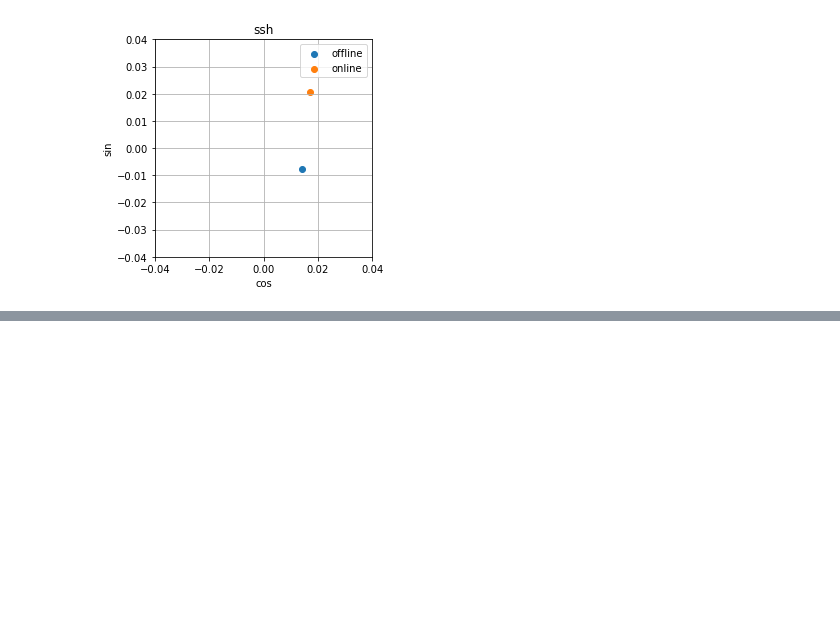
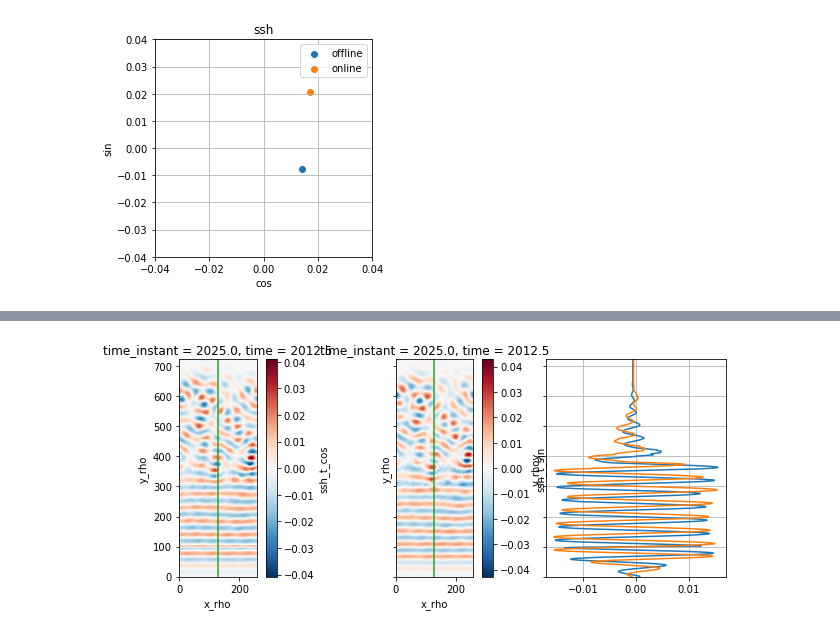
Before and after one commit to slgentil/croco, a Jupyter notebook: tutorials/pressure_tide.ipynb, the cells around one changed output, grey strips where cells are left out. Saved outputs shown, nothing was run; the diff lists cells and outputs as text; code cells hidden in the pictures; blank space fills up the shorter version.

```diff
--- a/tutorials/pressure_tide.ipynb
+++ b/tutorials/pressure_tide.ipynb
@@ -532,0 +542,16 @@ offline avg: [[0.61602896]] online avg: [0.57355547]
+# %%
+ssh_y_cos = (dsec.ssh_y * np.cos(dsec.time*omega)).mean('time')
+ssh_y_sin = (dsec.ssh_y * np.sin(dsec.time*omega)).mean('time')
+
+fig, axs = plt.subplots(1, 3, sharey=True, figsize=(11,4))
+ssh_y_cos.plot(ax=axs[2], y="y_rhoy")
+ssh_y_sin.plot(ax=axs[2], y="y_rhoy")
+
+dhis.ssh_t_cos.plot(ax=axs[0])
+dhis.ssh_t_sin.plot(ax=axs[1])
+for ax in axs[:2]:
+    ax.axvline(indx, color="tab:green")
+    ax.set_aspect("equal")
+axs[2].grid(True)
+# %% [output]
+[figure, added]
```
Also changed, not shown: parts of 12 cells of this notebook.
